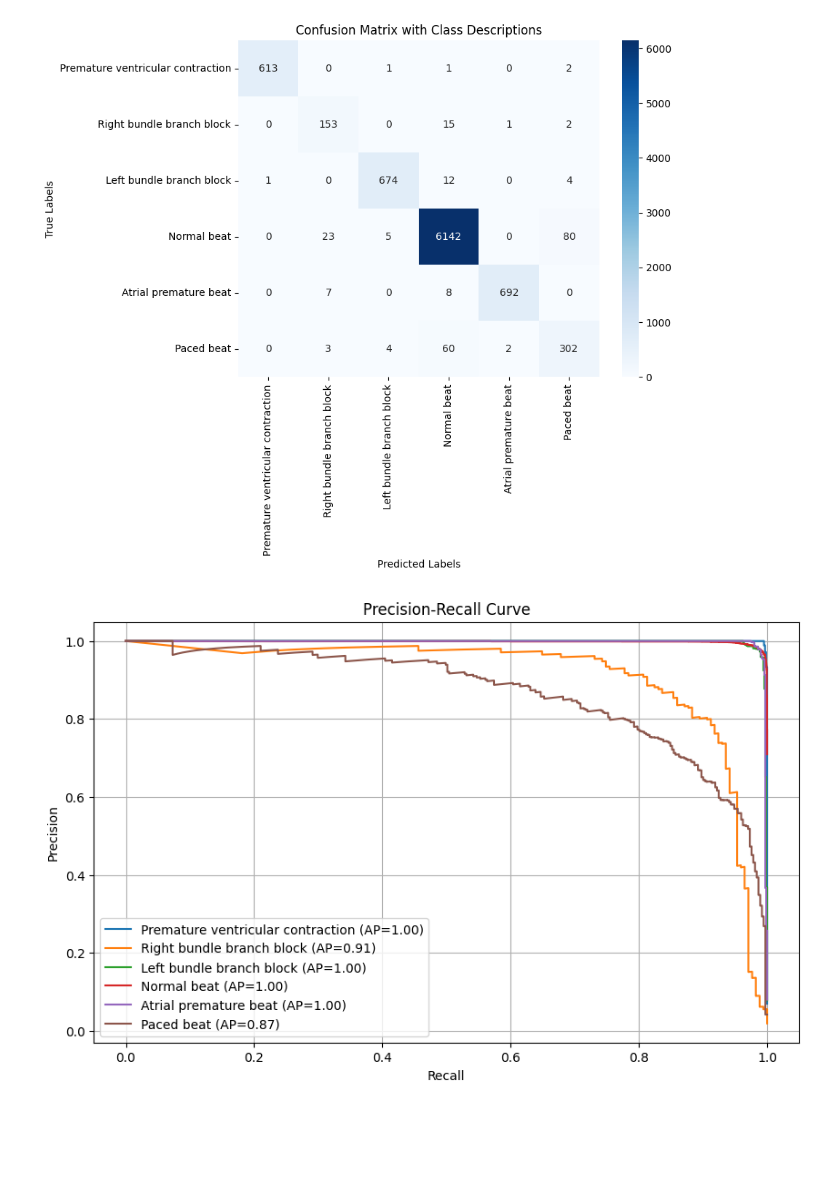
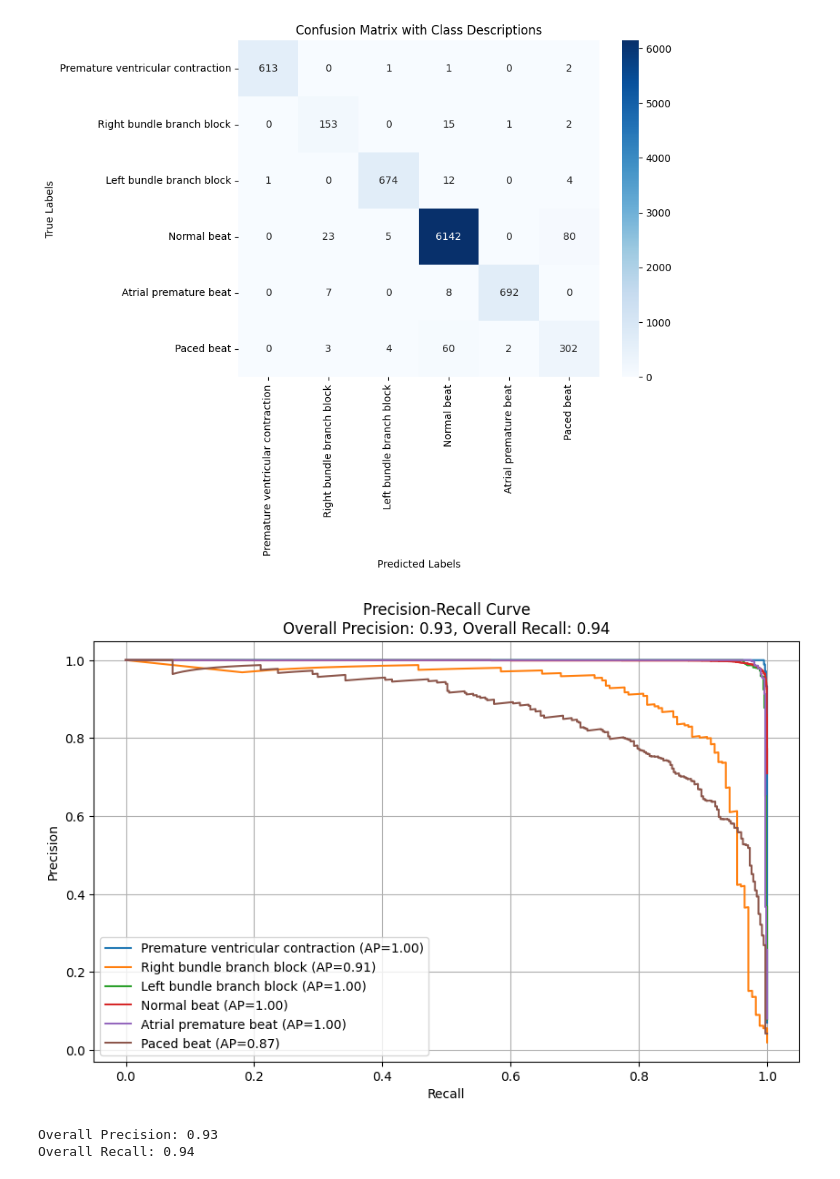
Before and after one commit to narayansharma-21/ArrhythmiaClassifier, a Jupyter notebook: cnn_model.ipynb, the cells around one changed output. Saved outputs shown, nothing was run; the diff lists cells and outputs as text; code cells hidden in the pictures; blank space fills up the shorter version.

Commit message:
add average recall and precision

```diff
--- a/cnn_model.ipynb
+++ b/cnn_model.ipynb
@@ -758,19 +758,28 @@ plt.show()
 # %%
 display_labels = [get_symbol_description(class_map[i]) for i in range(len(class_map))]
 
 # Draw Precision-Recall curve
 plt.figure(figsize=(10, 6))
 for i, class_name in enumerate(display_labels):
     precision, recall, _ = precision_recall_curve(all_labels == i, all_probs[:, i])
     avg_prec = average_precision_score(all_labels == i, all_probs[:, i])
     plt.plot(recall, precision, label=f"{class_name} (AP={avg_prec:.2f})")
 
+# compute overall precision and recall
+overall_precision = precision_score(all_labels, all_preds, average='macro')  # 'weighted' for imbalance handling
+overall_recall = recall_score(all_labels, all_preds, average='macro')
+
+
 plt.xlabel("Recall")
 plt.ylabel("Precision")
-plt.title("Precision-Recall Curve")
+plt.title(f"Precision-Recall Curve\nOverall Precision: {overall_precision:.2f}, Overall Recall: {overall_recall:.2f}")
 plt.legend()
 plt.grid()
 plt.show()
-plt.show()
+
+print(f"Overall Precision: {overall_precision:.2f}")
+print(f"Overall Recall: {overall_recall:.2f}")
 # %% [output]
-[figure, old version]
+[figure, new version]
+Overall Precision: 0.93
+Overall Recall: 0.94
```
Also changed, not shown: parts of 1 cell of this notebook.
